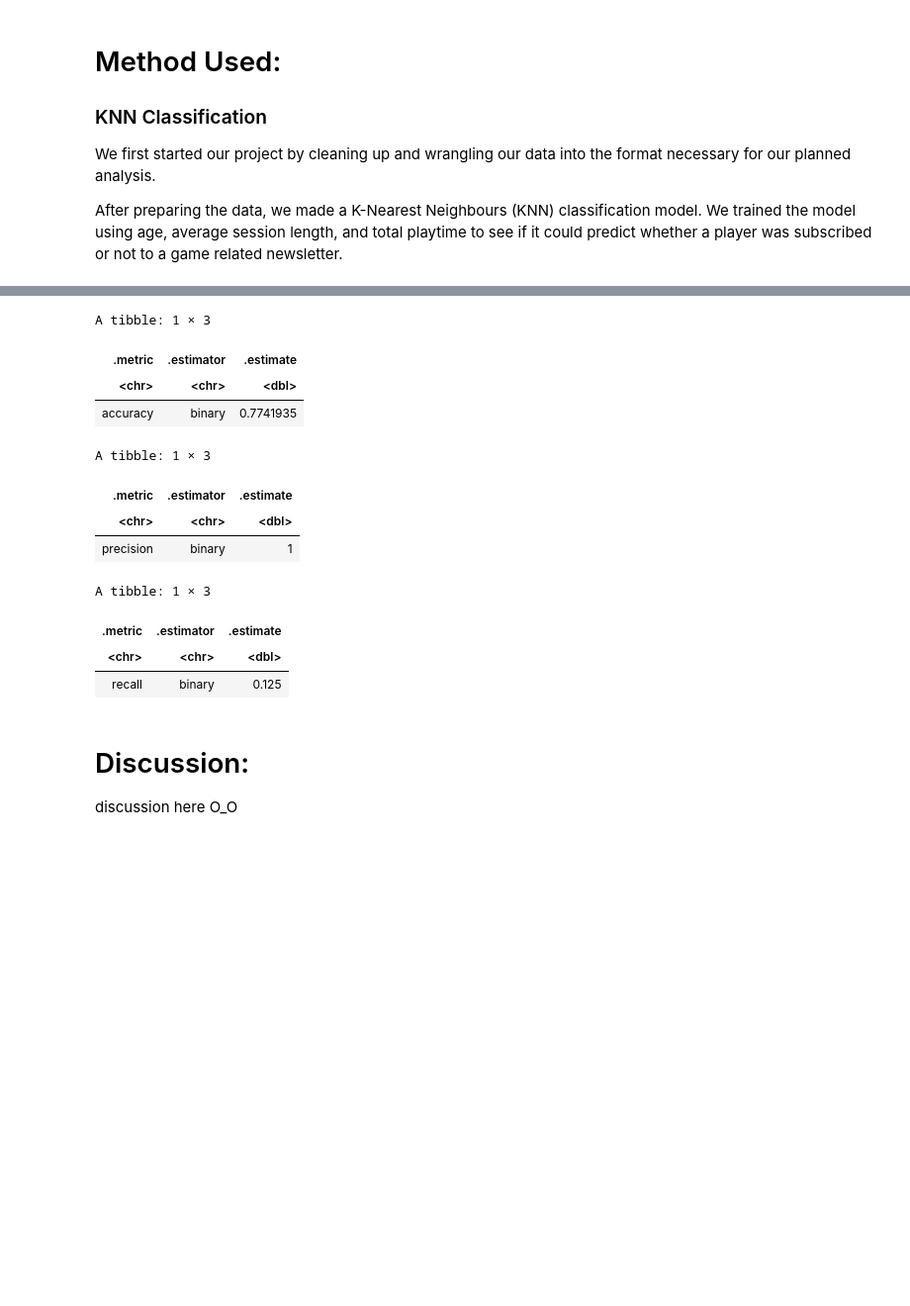
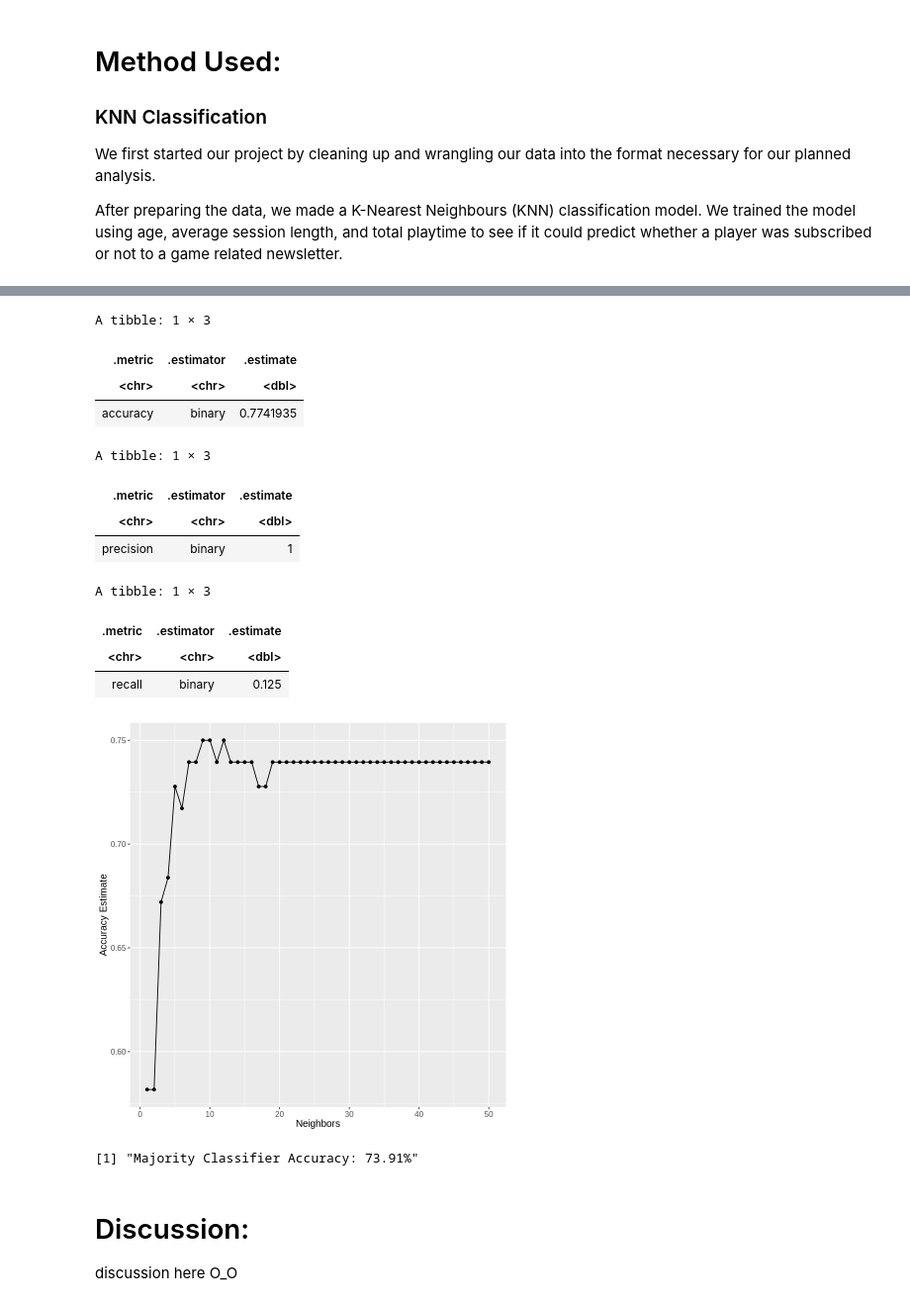
Before and after one commit to MohakB3/dsci-100-final-project, a Jupyter notebook: Project_Final_Report.ipynb, the cells around one changed output, grey strips where cells are left out. Shown: that part at 99% size. Drawn from its saved outputs; the diff is of its cells as text; code cells hidden in the pictures; blank space fills up the shorter version.

Commit message:
Added Code
Added v-fold cross validation, and the majority classifier result.

```diff
--- a/Project_Final_Report.ipynb
+++ b/Project_Final_Report.ipynb
@@ -113,7 +103,6 @@ knn_spec <- nearest_neighbor(weight_func = "rectangular", neighbors = 9) |>
 train_recipe <- recipe(subscribe ~ Age + player_average_session_length + played_hours, data = train_data) |> #predicting subscribe using our predictors age, avg session length and total played hrs from our training data.
     step_scale(all_predictors()) |>
     step_center(all_predictors())
-
 
 knn_fit <- workflow() |>
     add_recipe(train_recipe) |> #applies recipe
@@ -121,33 +110,77 @@ knn_fit <- workflow() |>
     fit(data = train_data) #trains model using the train dataset
 
 data_test_predictions <- predict(knn_fit, test_data) |>
     bind_cols(test_data)
 
 accuracy <- data_test_predictions |>
     metrics(truth = subscribe, estimate = .pred_class) |>
     filter(.metric == "accuracy")
 accuracy
 
 precision <- data_test_predictions |>
     precision(truth = subscribe, estimate = .pred_class, event_level = "first")
 precision
 
 recall <- data_test_predictions |>
     recall(truth = subscribe, estimate = .pred_class, event_level = "first")
 recall
+
+merged_vfold <- vfold_cv(train_data, v = 5, strata = subscribe)
+
+knn_fit <- workflow() |>
+    add_recipe(train_recipe) |>
+    add_model(knn_spec) |>
+    fit_resamples(resamples = merged_vfold)
+
+knn_spec <- nearest_neighbor(weight_func = "rectangular", neighbors = tune()) |>
+       set_engine("kknn") |>
+       set_mode("classification")
+
+k_vals <- tibble(neighbors = seq(from = 1, to = 50, by = 1))
+
+knn_results <- workflow() |>
+    add_recipe(train_recipe) |>
+    add_model(knn_spec) |>
+    tune_grid(resamples = merged_vfold, grid = k_vals) |>
+    collect_metrics()
+
+#knn_results
+
+accuracies <- knn_results |>
+    filter(.metric == "accuracy")
+
+accuracy_vs_k <- ggplot(accuracies, aes(x = neighbors, y = mean)) +
+       geom_point() +
+       geom_line() +
+       labs(x = "Neighbors" , y = "Accuracy Estimate") +
+       theme(text = element_text(size = 12))
+
+accuracy_vs_k
 # %% [output]
 A tibble: 1 × 3
 | .metric | .estimator | .estimate |
 | <chr> | <chr> | <dbl> |
 | accuracy | binary | 0.7741935 |
 A tibble: 1 × 3
 | .metric | .estimator | .estimate |
 | <chr> | <chr> | <dbl> |
 | precision | binary | 1 |
 A tibble: 1 × 3
 | .metric | .estimator | .estimate |
 | <chr> | <chr> | <dbl> |
 | recall | binary | 0.125 |
+[figure, added]
+# %%
+majority_classifer <- train_data |>
+    group_by(subscribe) |>
+    summarize(n = n()) |>
+    mutate(percent = 100*n/nrow(train_data)) |>
+    filter(subscribe == "TRUE") |>
+    pull()
+
+print(paste0("Majority Classifier Accuracy: ", round(majority_classifer,2),"%"))
+# %% [output]
+[1] "Majority Classifier Accuracy: 73.91%"
 # %% [markdown]
 # Discussion:
 
```
Also changed, not shown: parts of 1 cell of this notebook, 1 other file.
